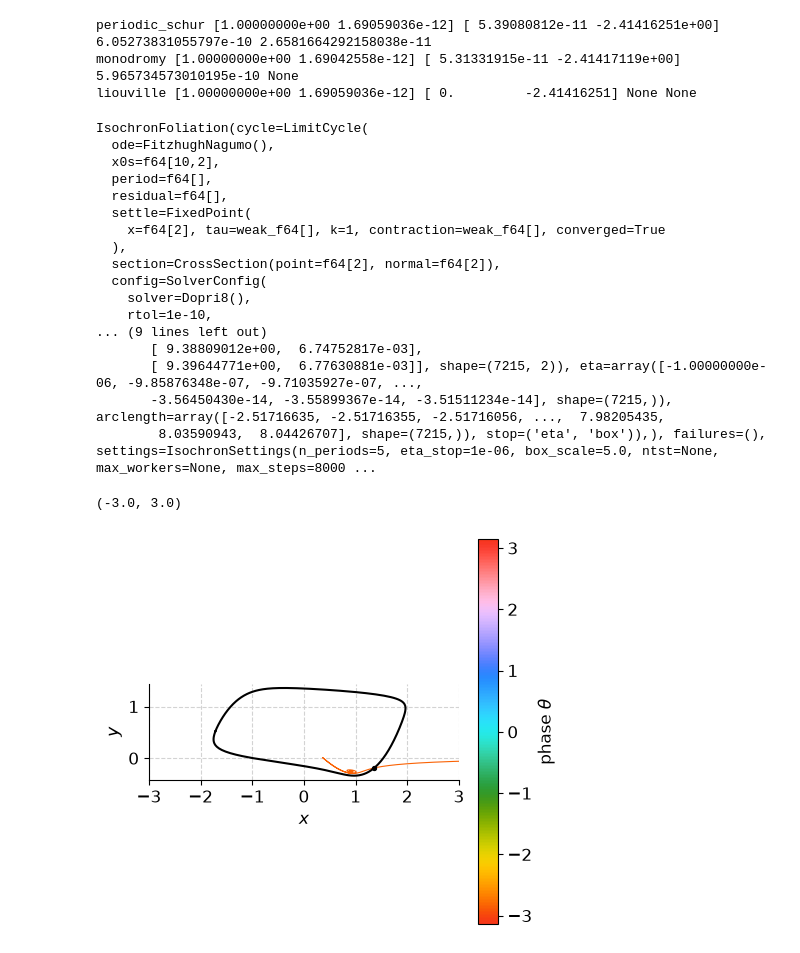
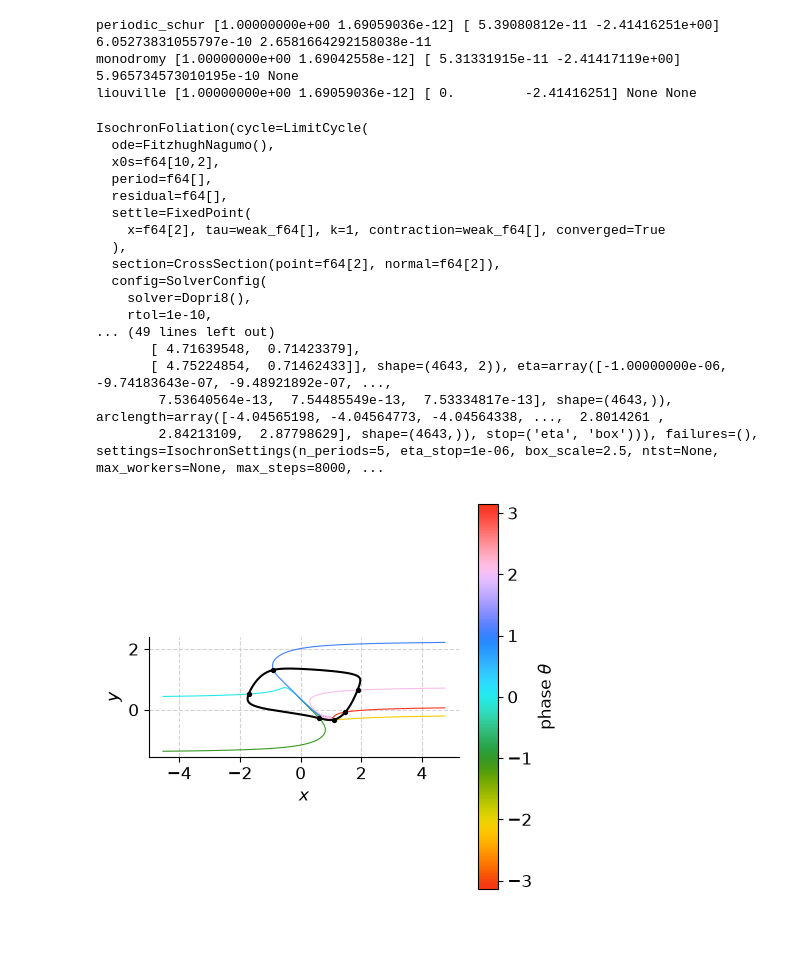
Before and after one commit to Jhko725/deep_isochron, a Jupyter notebook: prototype_analysis.ipynb, the cells around one changed output. Drawn from its saved outputs; the diff is of its cells as text; code cells hidden in the pictures.

Commit message:
Drawing isochrons in jupyter notebook

```diff
--- a/prototype_analysis.ipynb
+++ b/prototype_analysis.ipynb
@@ -50,8 +50,8 @@ liouville [1.00000000e+00 1.69059036e-12] [ 0.         -2.41416251] None None
 # %%
 isochrons = isochron_foliation(
     cycle,
-    jnp.linspace(-0.9 * jnp.pi, 0.9 * jnp.pi, 1, endpoint=False),
-    settings=IsochronSettings(box_Scale=2.5),
+    jnp.linspace(-jnp.pi, jnp.pi, 6, endpoint=False),
+    settings=IsochronSettings(box_scale=2.5),
 )
 # %%
 isochrons
@@ -68,17 +68,14 @@ IsochronFoliation(cycle=LimitCycle(
   config=SolverConfig(
     solver=Dopri8(),
     rtol=1e-10,
-... (9 lines left out)
-       [ 9.38809012e+00,  6.74752817e-03],
-       [ 9.39644771e+00,  6.77630881e-03]], shape=(7215, 2)), eta=array([-1.00000000e-06, -9.85876348e-07, -9.71035927e-07, ...,
-       -3.56450430e-14, -3.55899367e-14, -3.51511234e-14], shape=(7215,)), arclength=array([-2.51716635, -2.51716355, -2.51716056, ...,  7.98205435,
-        8.03590943,  8.04426707], shape=(7215,)), stop=('eta', 'box')),), failures=(), settings=IsochronSettings(n_periods=5, eta_stop=1e-06, box_scale=5.0, ntst=None, max_workers=None, max_steps=8000 ...
+... (49 lines left out)
+       [ 4.71639548,  0.71423379],
+       [ 4.75224854,  0.71462433]], shape=(4643, 2)), eta=array([-1.00000000e-06, -9.74183643e-07, -9.48921892e-07, ...,
+        7.53640564e-13,  7.54485549e-13,  7.53334817e-13], shape=(4643,)), arclength=array([-4.04565198, -4.04564773, -4.04564338, ...,  2.8014261 ,
+        2.84213109,  2.87798629], shape=(4643,)), stop=('eta', 'box'))), failures=(), settings=IsochronSettings(n_periods=5, eta_stop=1e-06, box_scale=2.5, ntst=None, max_workers=None, max_steps=8000, ...
 # %%
-from deep_isochron.plotting import plot_isochrons
-
-
 fig = plot_isochrons(isochrons)
-fig.axes[0].set_xlim(-3, 3)
+# fig.axes[0].set_xlim(0.6, 1.2)
+# fig.axes[0].set_ylim(-0.4, 0.0)
 # %% [output]
-(-3.0, 3.0)
-[figure, old version]
+[figure, new version]
```
Also changed, not shown: parts of 1 cell of this notebook.
